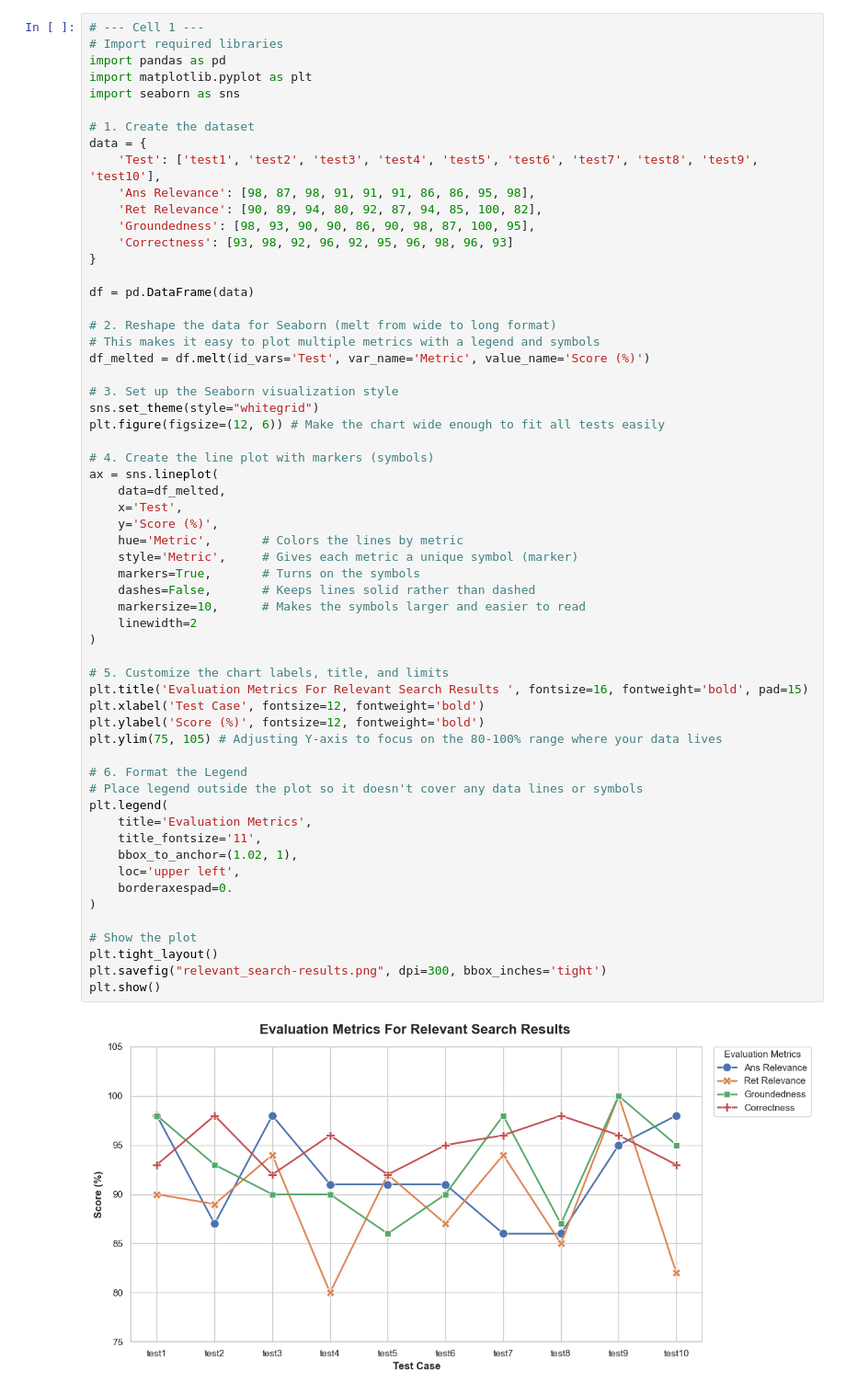
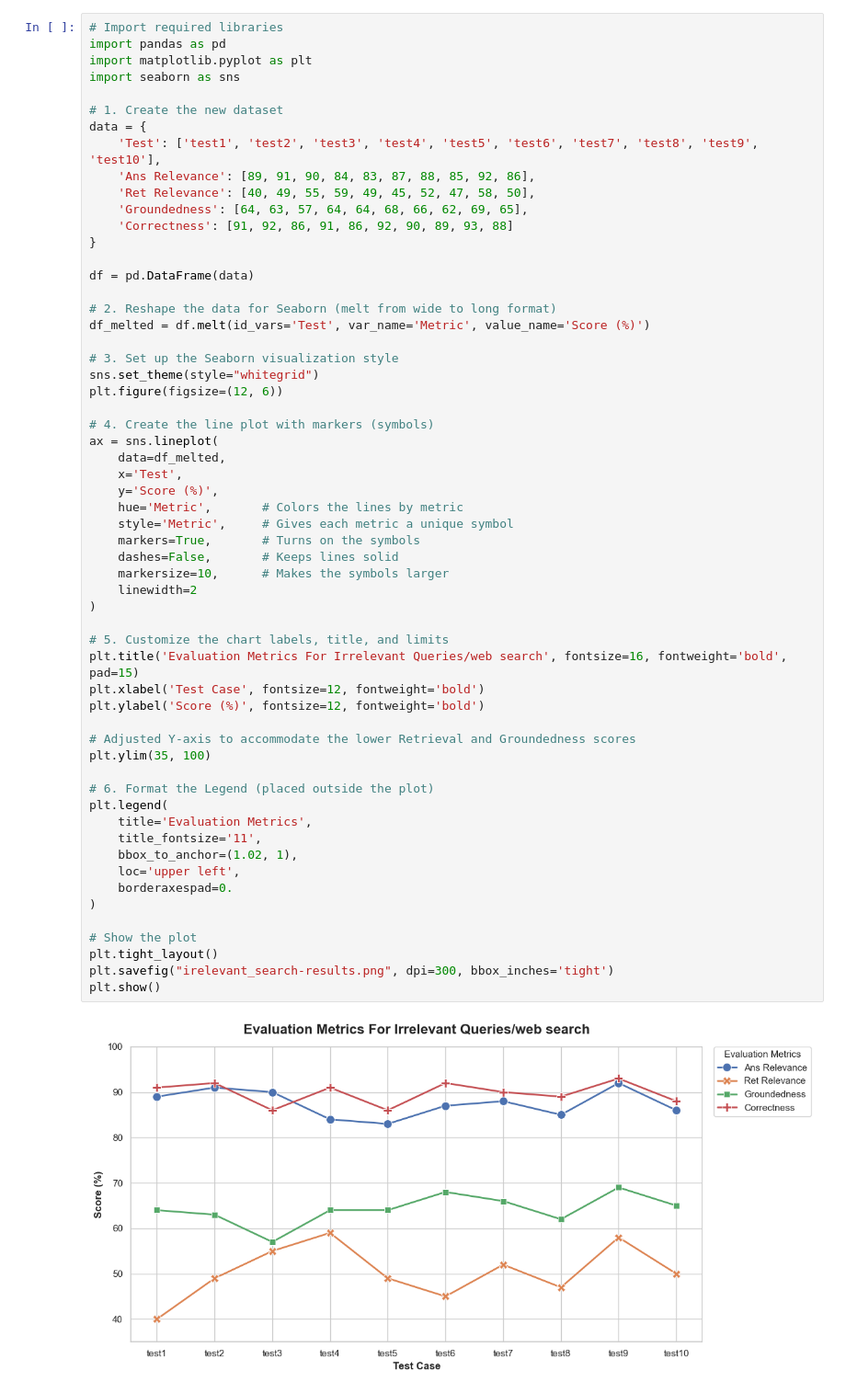
Before and after one commit to shahanshu/nchat, a Jupyter notebook: eval_reevant_test.ipynb, the cells around one changed output. Shown at 92% size. Drawn from its saved outputs; the diff is of its cells as text.

```diff
--- a/eval_reevant_test.ipynb
+++ b/eval_reevant_test.ipynb
@@ -1,61 +1,60 @@
 # %%
-# --- Cell 1 ---
 # Import required libraries
 import pandas as pd
 import matplotlib.pyplot as plt
 import seaborn as sns
 
-# 1. Create the dataset
+# 1. Create the new dataset
 data = {
     'Test': ['test1', 'test2', 'test3', 'test4', 'test5', 'test6', 'test7', 'test8', 'test9', 'test10'],
-    'Ans Relevance': [98, 87, 98, 91, 91, 91, 86, 86, 95, 98],
-    'Ret Relevance': [90, 89, 94, 80, 92, 87, 94, 85, 100, 82],
-    'Groundedness': [98, 93, 90, 90, 86, 90, 98, 87, 100, 95],
-    'Correctness': [93, 98, 92, 96, 92, 95, 96, 98, 96, 93]
+    'Ans Relevance': [89, 91, 90, 84, 83, 87, 88, 85, 92, 86],
+    'Ret Relevance': [40, 49, 55, 59, 49, 45, 52, 47, 58, 50],
+    'Groundedness': [64, 63, 57, 64, 64, 68, 66, 62, 69, 65],
+    'Correctness': [91, 92, 86, 91, 86, 92, 90, 89, 93, 88]
 }
 
 df = pd.DataFrame(data)
 
 # 2. Reshape the data for Seaborn (melt from wide to long format)
-# This makes it easy to plot multiple metrics with a legend and symbols
 df_melted = df.melt(id_vars='Test', var_name='Metric', value_name='Score (%)')
 
 # 3. Set up the Seaborn visualization style
 sns.set_theme(style="whitegrid")
-plt.figure(figsize=(12, 6)) # Make the chart wide enough to fit all tests easily
+plt.figure(figsize=(12, 6))
 
 # 4. Create the line plot with markers (symbols)
 ax = sns.lineplot(
     data=df_melted,
     x='Test',
     y='Score (%)',
     hue='Metric',       # Colors the lines by metric
-    style='Metric',     # Gives each metric a unique symbol (marker)
+    style='Metric',     # Gives each metric a unique symbol
     markers=True,       # Turns on the symbols
-    dashes=False,       # Keeps lines solid rather than dashed
-    markersize=10,      # Makes the symbols larger and easier to read
+    dashes=False,       # Keeps lines solid
+    markersize=10,      # Makes the symbols larger
     linewidth=2
 )
 
 # 5. Customize the chart labels, title, and limits
-plt.title('Evaluation Metrics For Relevant Search Results ', fontsize=16, fontweight='bold', pad=15)
+plt.title('Evaluation Metrics For Irrelevant Queries/web search', fontsize=16, fontweight='bold', pad=15)
 plt.xlabel('Test Case', fontsize=12, fontweight='bold')
 plt.ylabel('Score (%)', fontsize=12, fontweight='bold')
-plt.ylim(75, 105) # Adjusting Y-axis to focus on the 80-100% range where your data lives
 
-# 6. Format the Legend
-# Place legend outside the plot so it doesn't cover any data lines or symbols
+# Adjusted Y-axis to accommodate the lower Retrieval and Groundedness scores
+plt.ylim(35, 100)
+
+# 6. Format the Legend (placed outside the plot)
 plt.legend(
     title='Evaluation Metrics',
     title_fontsize='11',
     bbox_to_anchor=(1.02, 1),
     loc='upper left',
     borderaxespad=0.
 )
 
 # Show the plot
 plt.tight_layout()
-plt.savefig("relevant_search-results.png", dpi=300, bbox_inches='tight')
+plt.savefig("irelevant_search-results.png", dpi=300, bbox_inches='tight')
 plt.show()
 # %% [output]
-[figure, old version]
+[figure, new version]
```
Also changed, not shown: 1 other file.
